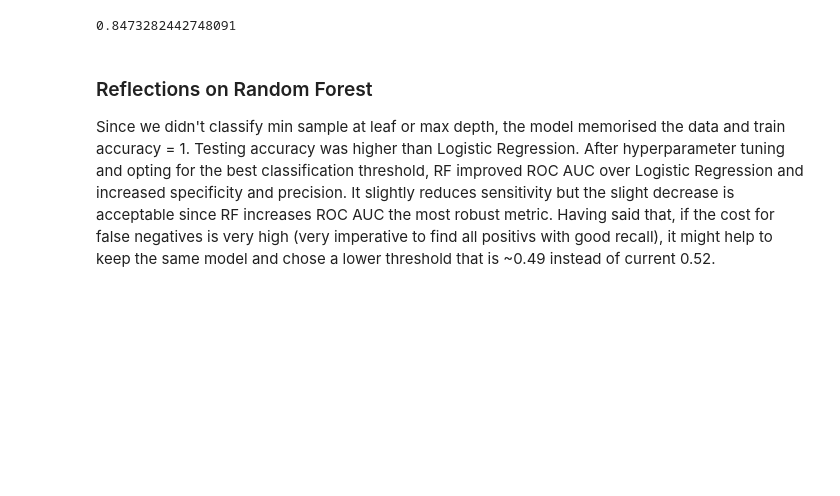
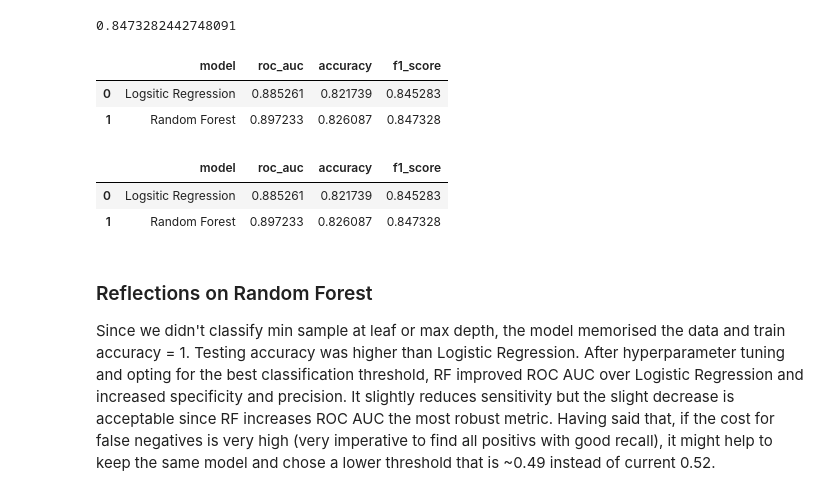
Before and after one commit to Nupur-Patil/ml_projects, a Jupyter notebook: heart_disease_prediction/notebooks/02_model_training.ipynb, the cells around one changed output. Saved outputs shown, nothing was run; the diff lists cells and outputs as text; code cells hidden in the pictures; blank space fills up the shorter version.

```diff
--- a/heart_disease_prediction/notebooks/02_model_training.ipynb
+++ b/heart_disease_prediction/notebooks/02_model_training.ipynb
@@ -480,6 +490,17 @@ f1
 # %% [output]
 0.8473282442748091
 0.8473282442748091
+# %%
+new_row = pd.DataFrame(data = {'model': 'Random Forest', 'roc_auc': roc_auc,'accuracy':test_accuracy, 'f1_score':f1}, index=[0])
+results = pd.concat([results, new_row], ignore_index=True)
+results
+# %% [output]
+|  | model | roc_auc | accuracy | f1_score |
+| 0 | Logsitic Regression | 0.885261 | 0.821739 | 0.845283 |
+| 1 | Random Forest | 0.897233 | 0.826087 | 0.847328 |
+|  | model | roc_auc | accuracy | f1_score |
+| 0 | Logsitic Regression | 0.885261 | 0.821739 | 0.845283 |
+| 1 | Random Forest | 0.897233 | 0.826087 | 0.847328 |
 # %% [markdown]
 ### Reflections on Random Forest
 Since we didn't classify min sample at leaf or max depth, the model memorised the data and train accuracy = 1. Testing accuracy was higher than Logistic Regression.
```
Also changed, not shown: parts of 27 cells of this notebook, 1 other file.
